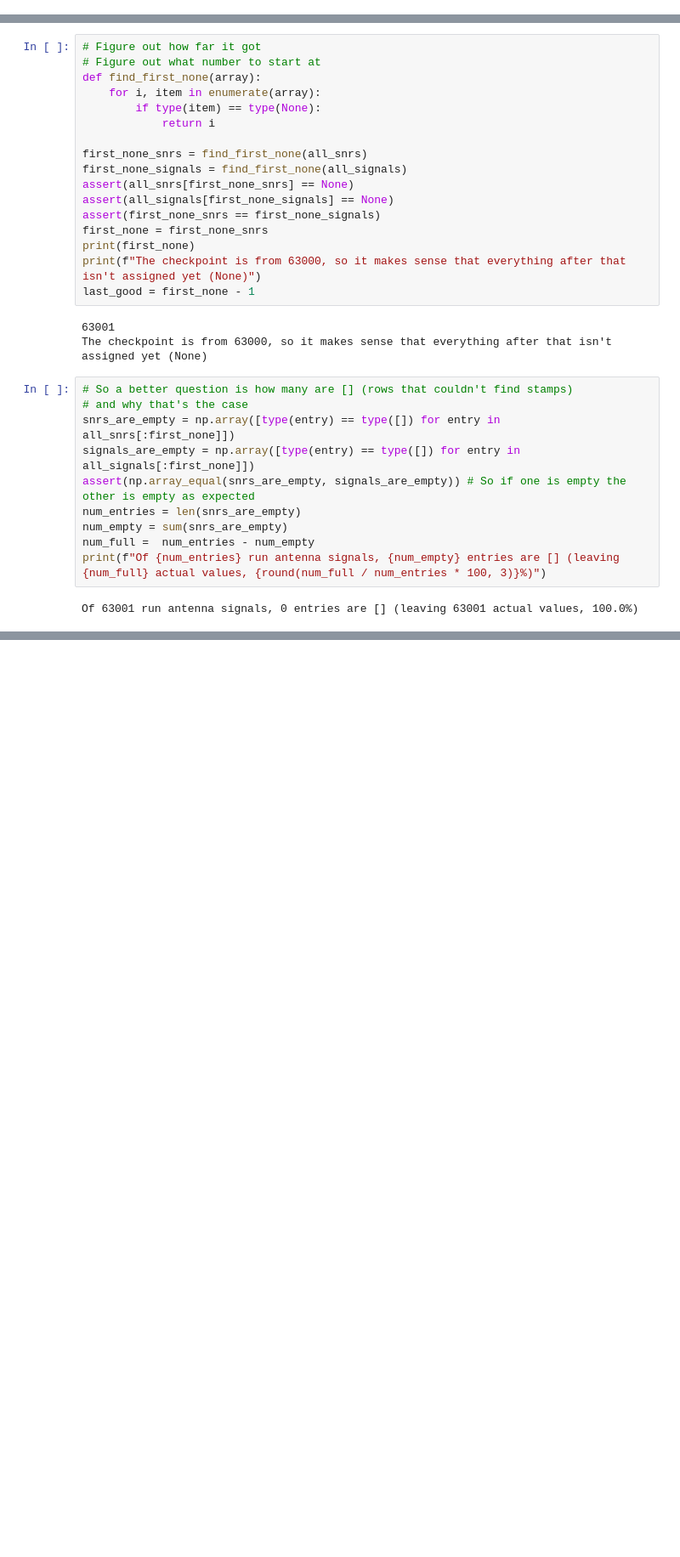
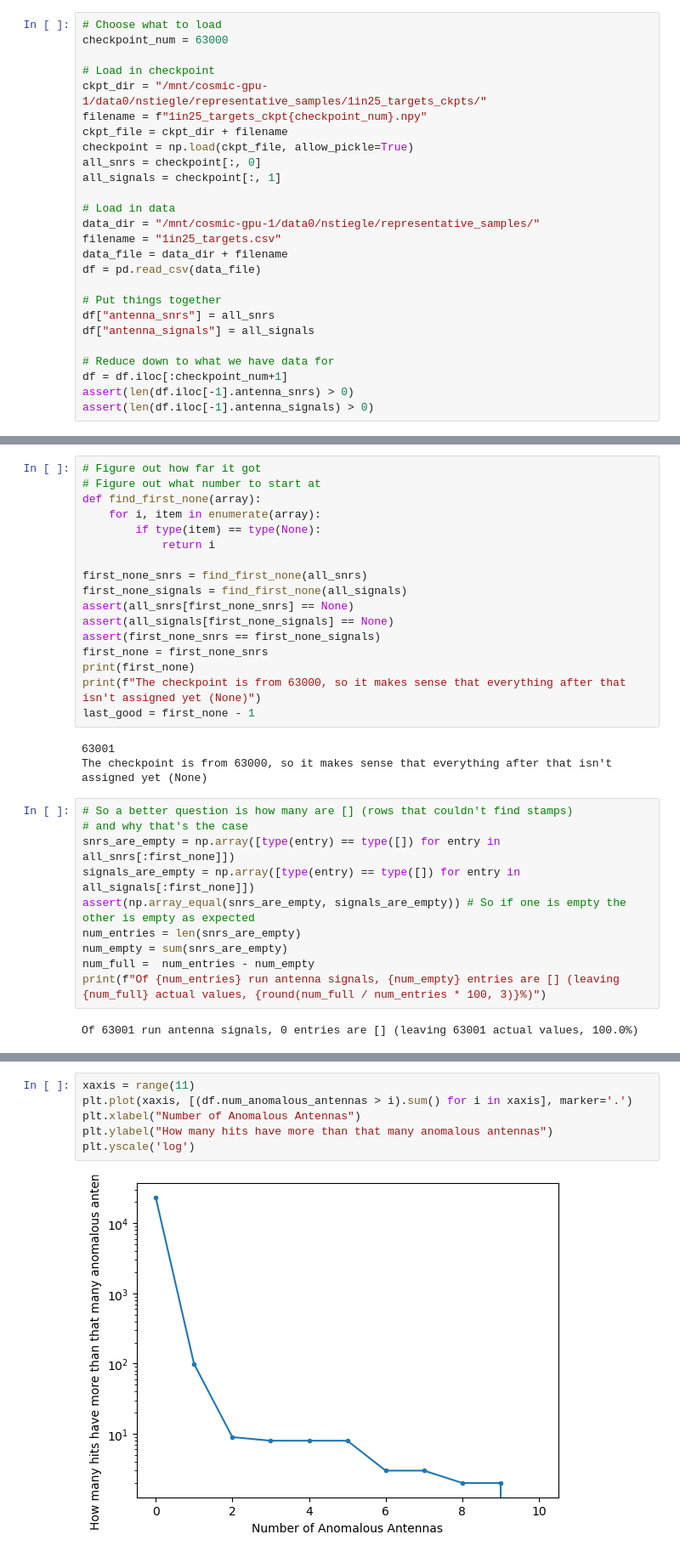
Before and after one commit to talonmyburgh/BL-COSMIC-HighFreq-Search, a Jupyter notebook: stamps/analyze_sarfi_results.ipynb, the cells around one changed output, grey strips where cells are left out. Shown at 85% size. Drawn from its saved outputs; the diff is of its cells as text; blank space fills up the shorter version.

```diff
--- a/stamps/analyze_sarfi_results.ipynb
+++ b/stamps/analyze_sarfi_results.ipynb
@@ -18,0 +14,26 @@ all_signals = checkpoint[:, 1]
+# %%
+# Choose what to load
+checkpoint_num = 63000
+
+# Load in checkpoint
+ckpt_dir = "/mnt/cosmic-gpu-1/data0/nstiegle/representative_samples/1in25_targets_ckpts/"
+filename = f"1in25_targets_ckpt{checkpoint_num}.npy"
+ckpt_file = ckpt_dir + filename
+checkpoint = np.load(ckpt_file, allow_pickle=True)
+all_snrs = checkpoint[:, 0]
+all_signals = checkpoint[:, 1]
+
+# Load in data
+data_dir = "/mnt/cosmic-gpu-1/data0/nstiegle/representative_samples/"
+filename = "1in25_targets.csv"
+data_file = data_dir + filename
+df = pd.read_csv(data_file)
+
+# Put things together
+df["antenna_snrs"] = all_snrs
+df["antenna_signals"] = all_signals
+
+# Reduce down to what we have data for
+df = df.iloc[:checkpoint_num+1]
+assert(len(df.iloc[-1].antenna_snrs) > 0)
+assert(len(df.iloc[-1].antenna_signals) > 0)
@@ -50,0 +146,8 @@ Of 63001 run antenna signals, 0 entries are [] (leaving 63001 actual values, 100
+# %%
+xaxis = range(11)
+plt.plot(xaxis, [(df.num_anomalous_antennas > i).sum() for i in xaxis], marker='.')
+plt.xlabel("Number of Anomalous Antennas")
+plt.ylabel("How many hits have more than that many anomalous antennas")
+plt.yscale('log')
+# %% [output]
+[figure, added]
```
Also changed, not shown: parts of 37 cells of this notebook, 9 other files.
